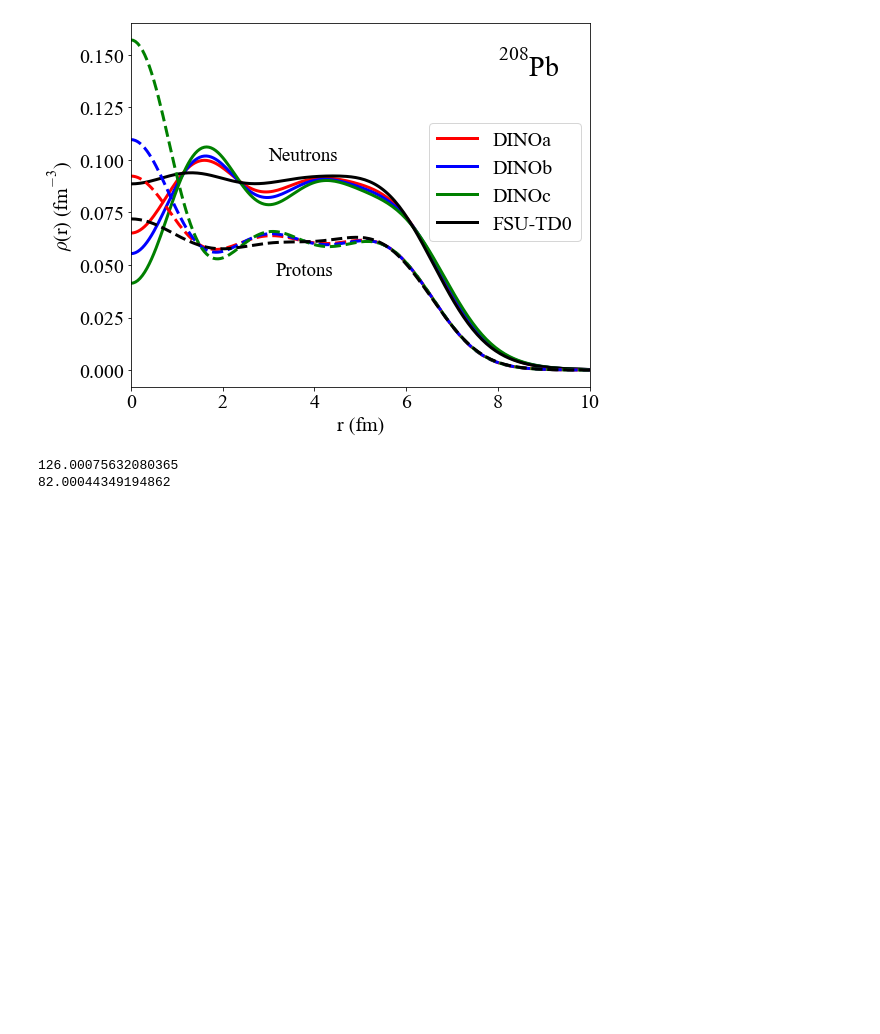
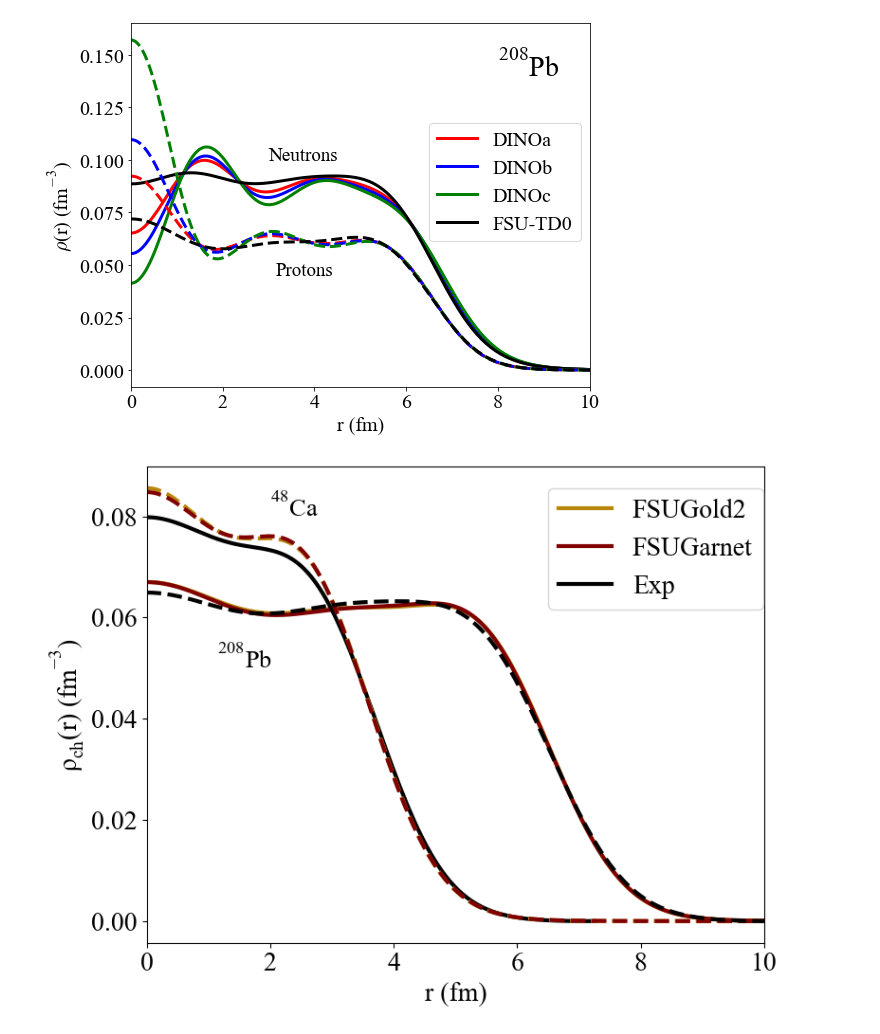
Before and after one commit to torquteam/FSU_FINITE, a Jupyter notebook: Tensor_delta_paper/Paper plots.ipynb, the cells around one changed output. Saved outputs shown, nothing was run; the diff lists cells and outputs as text; code cells hidden in the pictures; blank space fills up the shorter version.

Commit message:
Created plots for LLNL talk

```diff
--- a/Tensor_delta_paper/Paper plots.ipynb
+++ b/Tensor_delta_paper/Paper plots.ipynb
@@ -870,15 +870,66 @@ plt.tight_layout()
 plt.savefig('Figure0')
 # %% [output]
 [figure]
-# %%
-from scipy.integrate import simps
-import math
-
-int = 4*math.pi*simps(y=densityPb_dinoc[:,3]*densityPb_dinoc[:,0]**2,x=densityPb_dinoa[:,0])
-print(int)
-
-int = 4*math.pi*simps(y=densityPb_dinoc[:,4]*densityPb_dinoc[:,0]**2,x=densityPb_dinoa[:,0])
-print(int)
-# %% [output]
-126.00075632080365
-82.00044349194862
+# %%
+import matplotlib.pyplot as plt
+plt.rcParams['font.family'] = 'Times New Roman'
+plt.rcParams['mathtext.fontset'] = 'custom'
+plt.rcParams['mathtext.rm'] = 'Times New Roman'
+plt.rcParams['mathtext.it'] = 'Times New Roman:italic'
+plt.rcParams['mathtext.bf'] = 'Times New Roman:bold'
+
+import numpy as np
+
+exp_48 = np.loadtxt("FBDens48Ca.txt")
+exp_208 = np.loadtxt("FBDens208Pb.txt")
+densityPb_gold = np.loadtxt("densities208,82_gold.txt")
+densityPb_gar = np.loadtxt("densities208,82_gar.txt")
+densityCa_gold = np.loadtxt("densities48,20_gold.txt")
+densityCa_gar = np.loadtxt("densities48,20_gar.txt")
+
+fig, axs = plt.subplots(1, 1,figsize=(8,6),sharey=False, sharex=False, facecolor='white')
+
+#48Ca densities
+################################################
+r = densityPb_gold[:,0]
+the = densityPb_gold[:,7]
+axs.plot(r, the, color='darkgoldenrod',ls='solid',lw=3)
+
+r = densityPb_gar[:,0]
+the = densityPb_gar[:,7]
+axs.plot(r, the, color='maroon',ls='solid',lw=3)
+
+r = exp_48[:,0]
+the = exp_48[:,1]
+axs.plot(r, the, color='black',ls='solid',lw=3)
+###################################################
+
+r = densityCa_gold[:,0]
+the = densityCa_gold[:,7]
+axs.plot(r, the, color='darkgoldenrod',ls='dashed',lw=3)
+
+r = densityCa_gar[:,0]
+the = densityCa_gar[:,7]
+axs.plot(r, the, color='maroon',ls='dashed',lw=3)
+
+r = exp_208[:,0]
+the = exp_208[:,1]
+axs.plot(r, the, color='black',ls='dashed',lw=3)
+
+plt.xlabel("r (fm)",size=20)
+axs.set_ylabel(r"$\rm \rho_{\rm ch}(r)$ (${\rm fm}^{-3}$) ",size=20)
+
+leg = axs.legend(["FSUGold2 (High L)","FSUGarnet","Exp"],fontsize=20,loc=[0.65,0.7])
+
+axs.text(1.15,0.05,r'$^{208}$Pb',fontsize=19)
+axs.text(2,0.08,r'$^{48}$Ca',fontsize=19)
+
+axs.set_xlim(0,10)
+#axs.set_ylim(0,0.12)
+plt.xticks(fontsize=20)
+plt.yticks(fontsize=20)
+
+plt.tight_layout()
+plt.savefig('Figure_LLNL')
+# %% [output]
+[figure, added]
```
Also changed, not shown: parts of 2 cells of this notebook, 11 other files.
